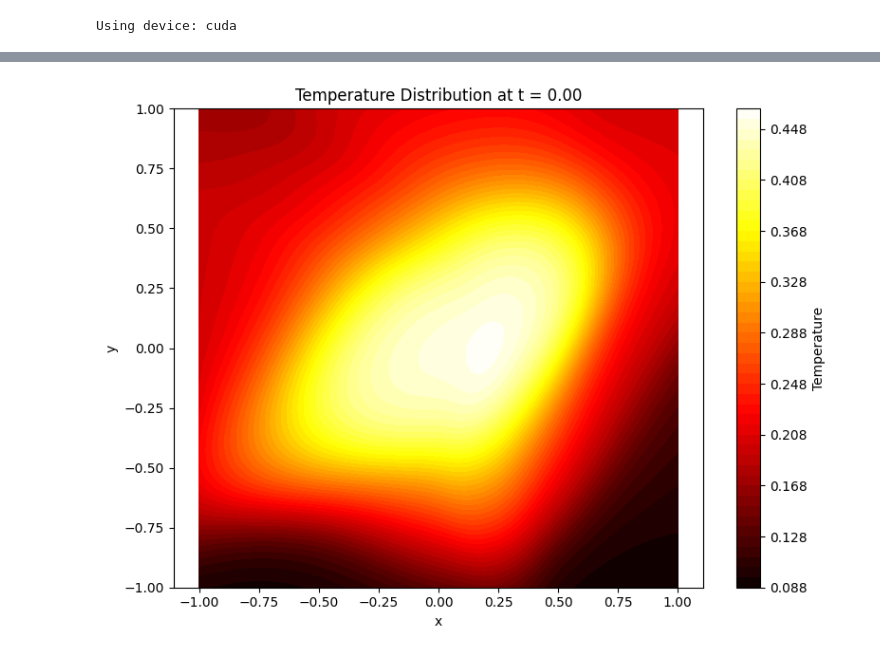
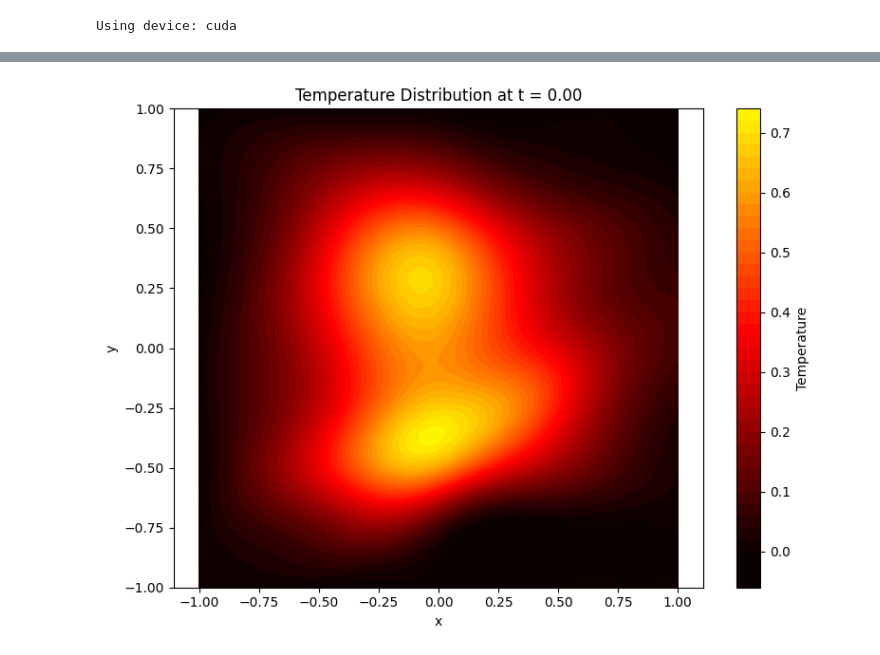
Before and after one commit to brcktn/Inverse-Heat-PINN, a Jupyter notebook: inverse_heat_PINN.ipynb, the cells around one changed output, grey strips where cells are left out. Drawn from its saved outputs; the diff is of its cells as text; code cells hidden in the pictures.

```diff
--- a/inverse_heat_PINN.ipynb
+++ b/inverse_heat_PINN.ipynb
@@ -10,17 +10,17 @@ print(f'Using device: {device}')
 # Plate parameters
 size = 2.0  # Length of the plate
 t_max = 5.0  # Maximum time
-alpha = 0.3  # Thermal diffusivity (known value)
+alpha = 0.01  # Thermal diffusivity (known value)
 
 # Hyperparameters
 layers = [3, 50, 50, 1]
 lr = 0.001
 batch_size = 32
-epochs = 20
+epochs = 300
 
-lambda_data = 100.0
-lambda_heat = 1.0
-lambda_bc = 10.0
+lambda_data_init = 1.0
+lambda_heat_init = 1.0
+lambda_bc_init = 1.0
 # %% [output]
 Using device: cuda
 # %%
@@ -239,10 +239,15 @@ def boundary_loss(model, boundary_points):
     # For this example, we assume Dirichlet boundary conditions with u = 0 on the boundary
     return torch.mean(pred ** 2)
 # %%
-def train(model, dataloader, optimizer, epochs, alpha, lambda_data=1.0, lambda_heat=1.0, lambda_bc=1.0):
+def train(model, dataloader, optimizer, scheduler, epochs, alpha, lambda_data=1.0, lambda_heat=1.0, lambda_bc=1.0):
     import time
     model.train()
     for epoch in range(epochs):
+        progress = epoch / epochs
+        lambda_data = lambda_data_init * (1 - progress * 0.5)
+        lambda_heat = lambda_heat_init * (1 + progress * 0.9)
+        lambda_bc = lambda_bc_init
+
         epoch_start = time.time()
         total_loss = 0.0
         total_data_loss = 0.0
@@ -265,12 +270,16 @@ def train(model, dataloader, optimizer, epochs, alpha, lambda_data=1.0, lambda_h
             loss = lambda_data * loss_data + lambda_heat * loss_physics + lambda_bc * loss_boundary
 
             loss.backward()
+            torch.nn.utils.clip_grad_norm_(model.parameters(), max_norm=1.0)
             optimizer.step()
 
             total_loss += loss.item()
             total_data_loss += loss_data.item()
             total_physics_loss += loss_physics.item()
             total_boundary_loss += loss_boundary.item()
+
+        # Decay learning rate at end of epoch
+        scheduler.step()
 
         epoch_time = time.time() - epoch_start
         avg_loss = total_loss / len(dataloader)
@@ -282,6 +291,7 @@ def train(model, dataloader, optimizer, epochs, alpha, lambda_data=1.0, lambda_h
 # %%
 model = HeatPINN(layers).to(device)
 optimizer = torch.optim.Adam(model.parameters(), lr=lr)
+scheduler = torch.optim.lr_scheduler.ExponentialLR(optimizer, gamma=0.98)
 
-train(model, dataloader, optimizer, epochs, alpha, lambda_data, lambda_heat, lambda_bc)
+train(model, dataloader, optimizer, scheduler, epochs, alpha, lambda_data_init, lambda_heat_init, lambda_bc_init)
 # %% [output]
@@ -329,32 +336,32 @@ def plot_heatmap(model, t, size=2.0, resolution=100):
     X, Y = torch.meshgrid(x, y, indexing='ij')
 
     # Flatten and create input tensor with constant time
     x_flat = X.flatten().unsqueeze(1)
     y_flat = Y.flatten().unsqueeze(1)
     t_tensor = torch.full_like(x_flat, t)
 
     points = torch.cat([x_flat, y_flat, t_tensor], dim=1).to(device)
 
     # Get predictions
     with torch.no_grad():
         u = model(points)
 
     # Reshape to grid
     U = u.reshape(resolution, resolution).cpu().numpy()
 
     # Plot
     plt.figure(figsize=(8, 6))
-    plt.contourf(X.numpy(), Y.numpy(), U, levels=50, cmap='hot')
+    plt.contourf(X.numpy(), Y.numpy(), U, levels=50, cmap='hot', vmin=0, vmax=1)
     plt.colorbar(label='Temperature')
     plt.xlabel('x')
     plt.ylabel('y')
     plt.title(f'Temperature Distribution at t = {t:.2f}')
     plt.axis('equal')
     plt.tight_layout()
     plt.show()
 
     model.train()
 
 plot_heatmap(model, t=0, size=size, resolution=100)
 # %% [output]
-[figure, old version]
+[figure, new version]
```
Also changed, not shown: parts of 2 cells of this notebook.
